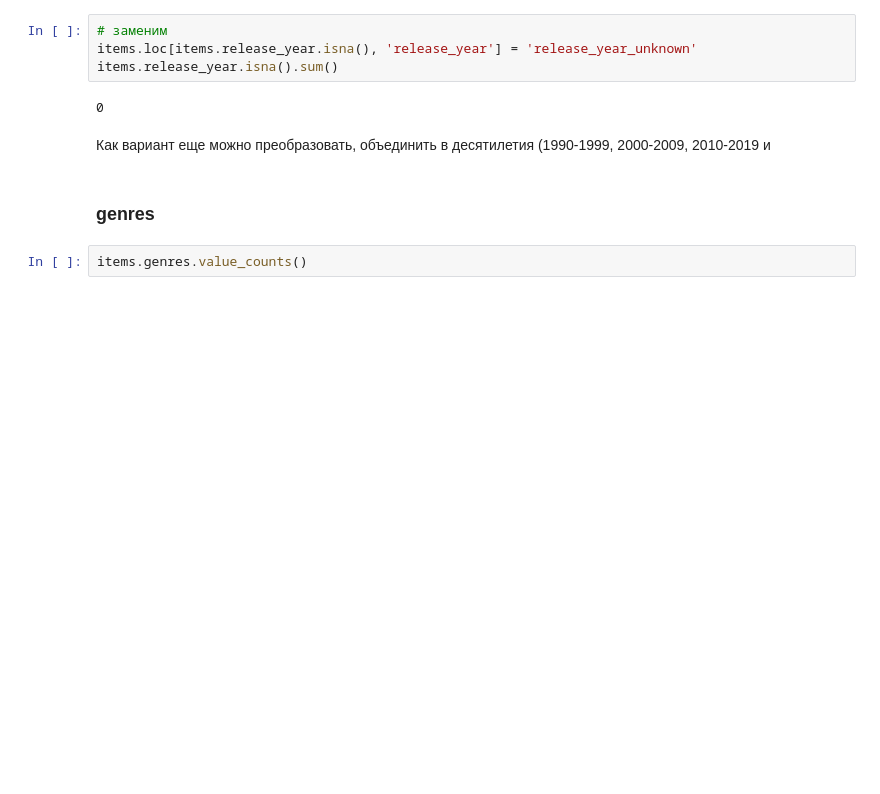
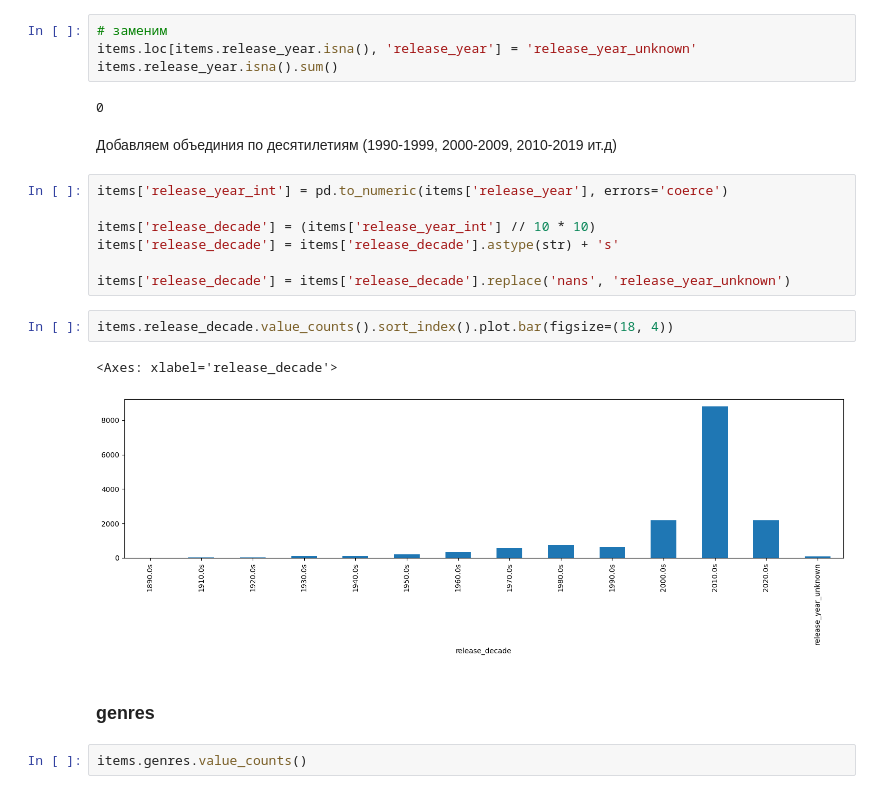
Before and after one commit to MRossa157/movie-recsys-ml-development, a Jupyter notebook: src/sandbox/eda.ipynb, the cells around one changed output. Saved outputs shown, nothing was run; the diff lists cells and outputs as text; blank space fills up the shorter version.

Commit message:
Added combined by release_year decades

```diff
--- a/src/sandbox/eda.ipynb
+++ b/src/sandbox/eda.ipynb
@@ -295,8 +295,20 @@ items.loc[items.release_year.isna(), 'release_year'] = 'release_year_unknown'
 items.release_year.isna().sum()
 # %% [output]
 0
-# %% [markdown]
-Как вариант еще можно преобразовать, объединить в десятилетия (1990-1999, 2000-2009, 2010-2019 и
+# %% [markdown]
+Добавляем объединия по десятилетиям (1990-1999, 2000-2009, 2010-2019 ит.д)
+# %%
+items['release_year_int'] = pd.to_numeric(items['release_year'], errors='coerce')
+
+items['release_decade'] = (items['release_year_int'] // 10 * 10)
+items['release_decade'] = items['release_decade'].astype(str) + 's'
+
+items['release_decade'] = items['release_decade'].replace('nans', 'release_year_unknown')
+# %%
+items.release_decade.value_counts().sort_index().plot.bar(figsize=(18, 4))
+# %% [output]
+<Axes: xlabel='release_decade'>
+[figure, added]
 # %% [markdown]
 ### genres
 # %%
```
Also changed, not shown: parts of 2 cells of this notebook.
